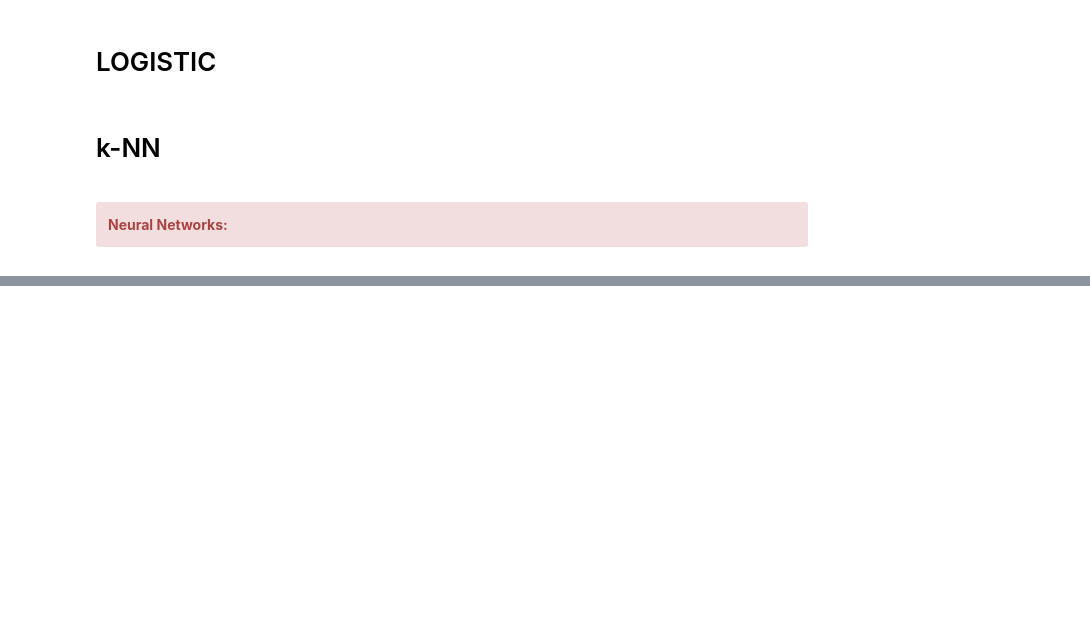
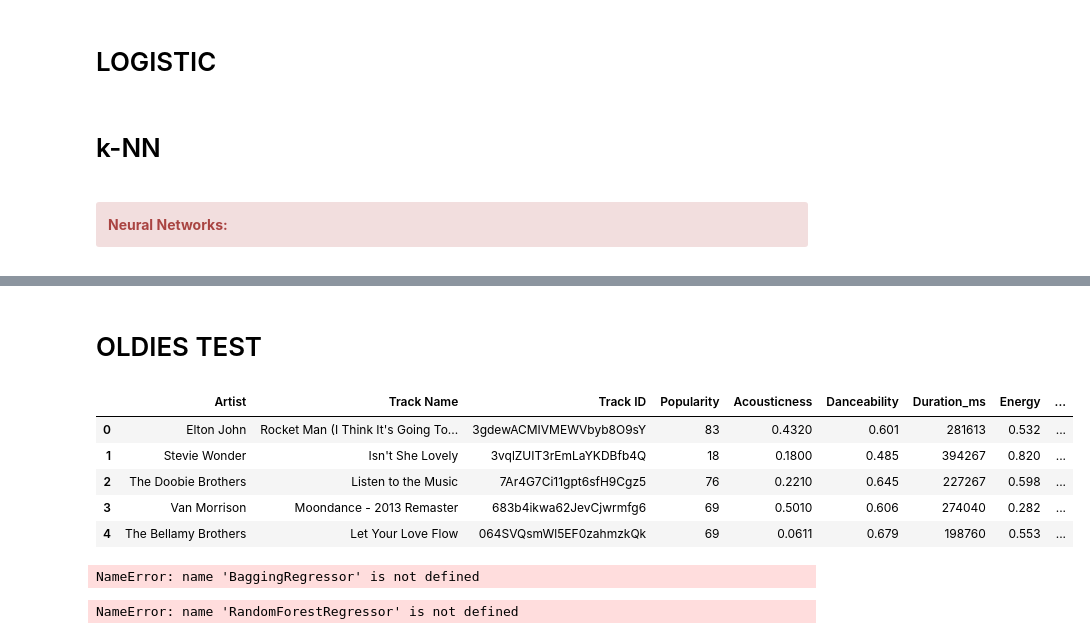
Before and after one commit to heyjessi/spotifys-angels, a Jupyter notebook: Models.ipynb, the cells around one changed output, grey strips where cells are left out. Drawn from its saved outputs; the diff is of its cells as text; code cells hidden in the pictures; blank space fills up the shorter version.

```diff
--- a/Models.ipynb
+++ b/Models.ipynb
@@ -1008,0 +1155,13 @@ print(accuracy)
+# %% [markdown]
+# OLDIES TEST
+# %%
+oldies = pd.read_csv("data/oldies.csv")
+# %%
+oldies.head()
+# %% [output]
+|  | Artist | Track Name | Track ID | Popularity | Acousticness | Danceability | Duration_ms | Energy | ... |
+| 0 | Elton John | Rocket Man (I Think It's Going To... | 3gdewACMIVMEWVbyb8O9sY | 83 | 0.4320 | 0.601 | 281613 | 0.532 | ... |
+| 1 | Stevie Wonder | Isn't She Lovely | 3vqlZUIT3rEmLaYKDBfb4Q | 18 | 0.1800 | 0.485 | 394267 | 0.820 | ... |
+| 2 | The Doobie Brothers | Listen to the Music | 7Ar4G7Ci11gpt6sfH9Cgz5 | 76 | 0.2210 | 0.645 | 227267 | 0.598 | ... |
+| 3 | Van Morrison | Moondance - 2013 Remaster | 683b4ikwa62JevCjwrmfg6 | 69 | 0.5010 | 0.606 | 274040 | 0.282 | ... |
+| 4 | The Bellamy Brothers | Let Your Love Flow | 064SVQsmWl5EF0zahmzkQk | 69 | 0.0611 | 0.679 | 198760 | 0.553 | ... |
@@ -1008,0 +1176,10 @@ print(accuracy)
+# %%
+bag_reg = BaggingRegressor(n_estimators=10, random_state=0).fit(X_train_2, y_train_2)
+
+bag_reg_train_score = bag_reg.score(X_train_2, y_train_2)
+print('R^2 on training set:', bag_reg_train_score)
+
+bag_reg_test_score = bag_reg.score(X_test_2, y_test_2)
+print('R^2 on test set:', bag_reg_test_score)
+# %% [output]
+NameError: name 'BaggingRegressor' is not defined
@@ -1008,0 +1188,12 @@ print(accuracy)
+# %%
+songs_df = pd.read_csv('data/songs_all_decade_clean.csv')
+
+songs_df_clean = songs_df.drop(columns = ['Artist', 'Track Name', 'Track ID'])
+
+X_train_2, X_test_2, y_train_2, y_test_2 = train_test_split(songs_df_clean.loc[:, songs_df_clean.columns != 'Popularity'],
+                                                    songs_df_clean.Popularity, test_size = 0.2,
+                                                    random_state = 100)
+
+rf_fitted = RandomForestRegressor(n_estimators=100, criterion='mse').fit(X_train_2, y_train_2)
+# %% [output]
+NameError: name 'RandomForestRegressor' is not defined
```
Also changed, not shown: parts of 27 cells of this notebook.
